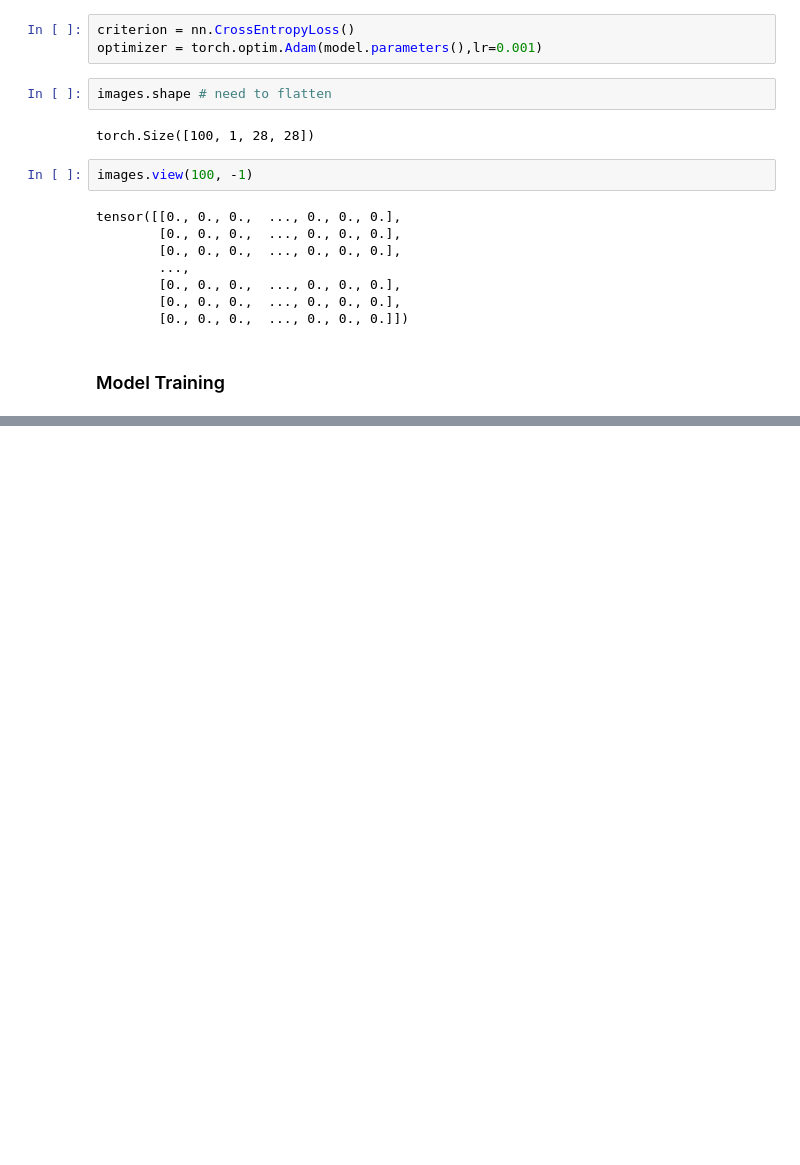
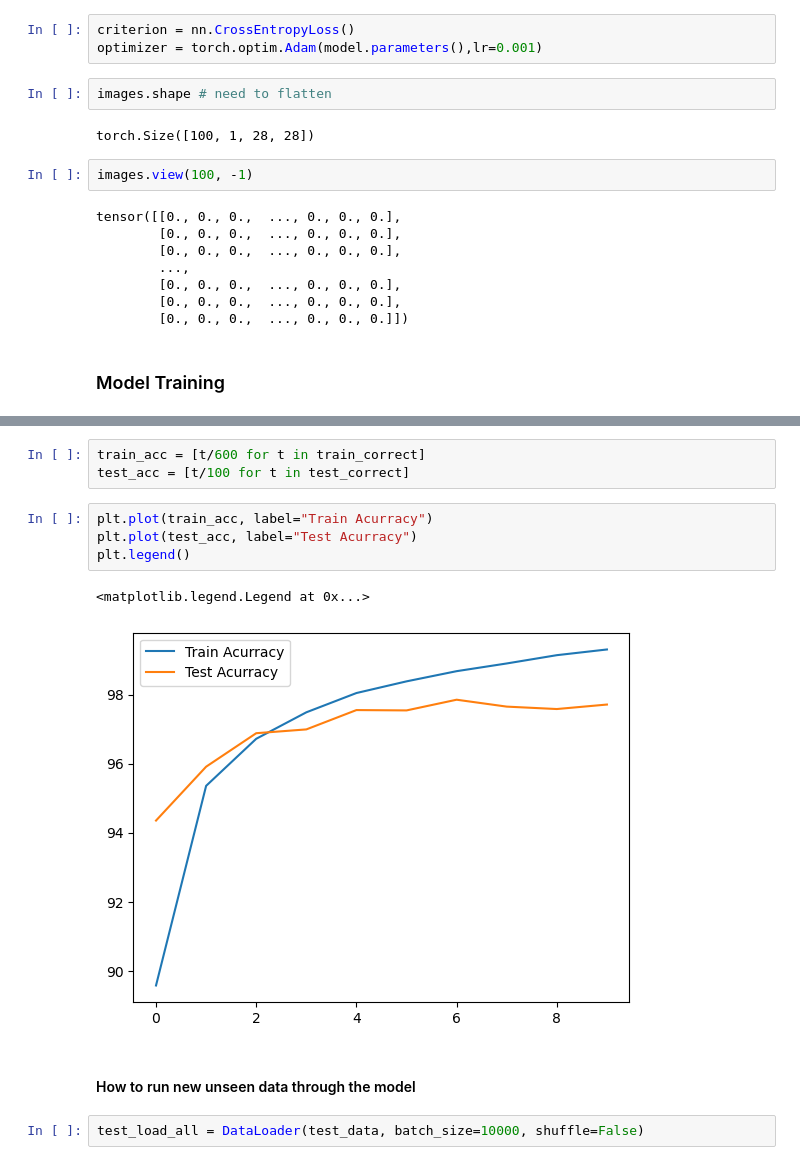
Before and after one commit to cmurray4492/PythonProjects, a Jupyter notebook: Machine_Learning/PyTorch/PyTorch_ANN_on_MINST_Dataset.ipynb, the cells around one changed output, grey strips where cells are left out. Cells and saved outputs as stored; diff of their text form; blank space fills up the shorter version.

```diff
--- a/Machine_Learning/PyTorch/PyTorch_ANN_on_MINST_Dataset.ipynb
+++ b/Machine_Learning/PyTorch/PyTorch_ANN_on_MINST_Dataset.ipynb
@@ -198,0 +208,14 @@ Duration: 1.3406193097432455 minutes.
+# %%
+train_acc = [t/600 for t in train_correct]
+test_acc = [t/100 for t in test_correct]
+# %%
+plt.plot(train_acc, label="Train Acurracy")
+plt.plot(test_acc, label="Test Acurracy")
+plt.legend()
+# %% [output]
+<matplotlib.legend.Legend at 0x...>
+[figure, added]
+# %% [markdown]
+#### How to run new unseen data through the model
+# %%
+test_load_all = DataLoader(test_data, batch_size=10000, shuffle=False)
```
Also changed, not shown: parts of 6 cells of this notebook, 1 other file.
